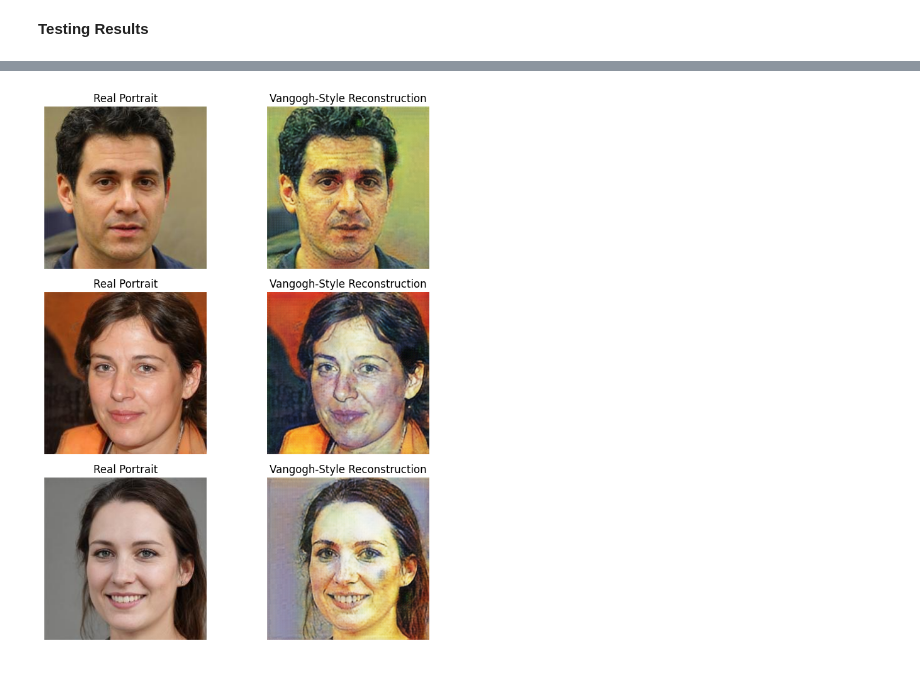
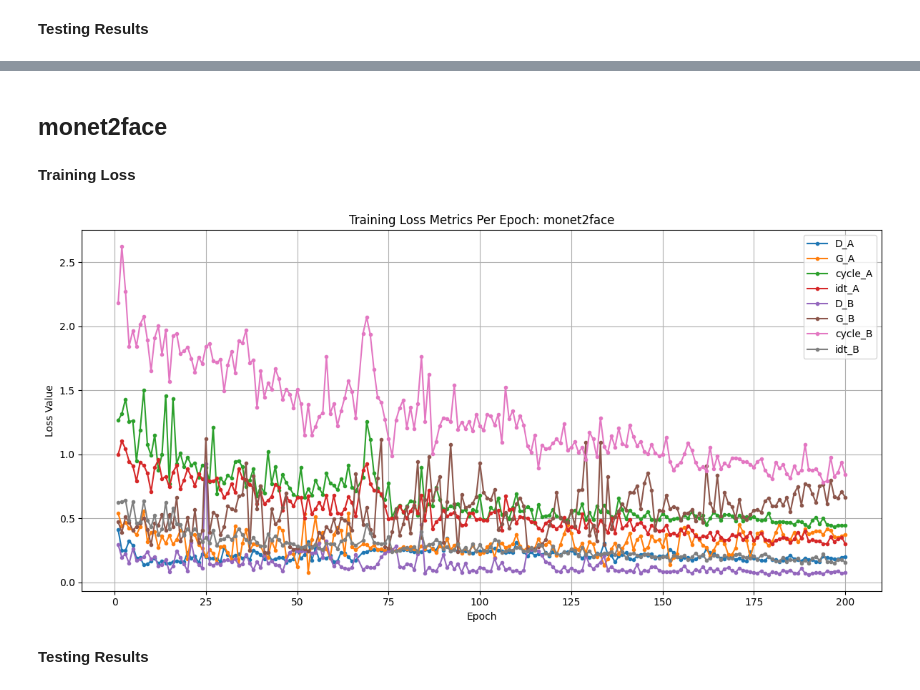
Before and after one commit to Kerrk07/Style-Transfer, a Jupyter notebook: Result.ipynb, the cells around one changed output, grey strips where cells are left out. Cells and saved outputs as stored; diff of their text form; code cells hidden in the pictures.

Commit message:
result notebook

```diff
--- a/Result.ipynb
+++ b/Result.ipynb
@@ -129,39 +139,13 @@ loss_plot(vangogh_results,'vangogh2face')
-# %%
-def show_random_realB_recB(image_dir, sample_size, style):
-    # List all files in the directory
-    all_files = os.listdir(image_dir)
-
-    # Filter for _real_B.png images
-    real_B_files = [f for f in all_files if f.endswith('_real_B.png')]
-
-    # Randomly sample
-    selected_real_B = random.sample(real_B_files, sample_size)
-
-    # Prepare plots
-    fig, axes = plt.subplots(sample_size, 2, figsize=(8, 3 * sample_size))
-
-    for i, real_B_file in enumerate(selected_real_B):
-        # Load real_B image
-        real_B_img = Image.open(os.path.join(image_dir, real_B_file))
-
-        # Corresponding rec_B image
-        prefix = real_B_file.split('_')[0]
-        rec_B_file = f"{prefix}_rec_B.png"
-        rec_B_img = Image.open(os.path.join(image_dir, rec_B_file))
-
-        # Plot side-by-side with descriptive labels
-        axes[i, 0].imshow(real_B_img)
-        axes[i, 0].set_title("Real Portrait")
-        axes[i, 0].axis('off')
-
-        axes[i, 1].imshow(rec_B_img)
-        axes[i, 1].set_title(f'{style} Reconstruction')
-        axes[i, 1].axis('off')
-
-    plt.tight_layout()
-    plt.show()
-
-# Example usage
-show_random_realB_recB('results/vangogh2face/test_latest/images', 3, 'Vangogh-Style')
-# %% [output]
-[figure, removed]
+# %% [markdown]
+## monet2face
+# %% [markdown]
+**Training Loss**
+# %%
+monet_path = "checkpoints/monet2face/loss_log.txt"
+monet_results = parser(monet_path)
+# %%
+loss_plot(monet_results,'monet2face')
+# %% [output]
+[figure, added]
+# %% [markdown]
+**Testing Results**
```
Also changed, not shown: parts of 14 cells of this notebook.
